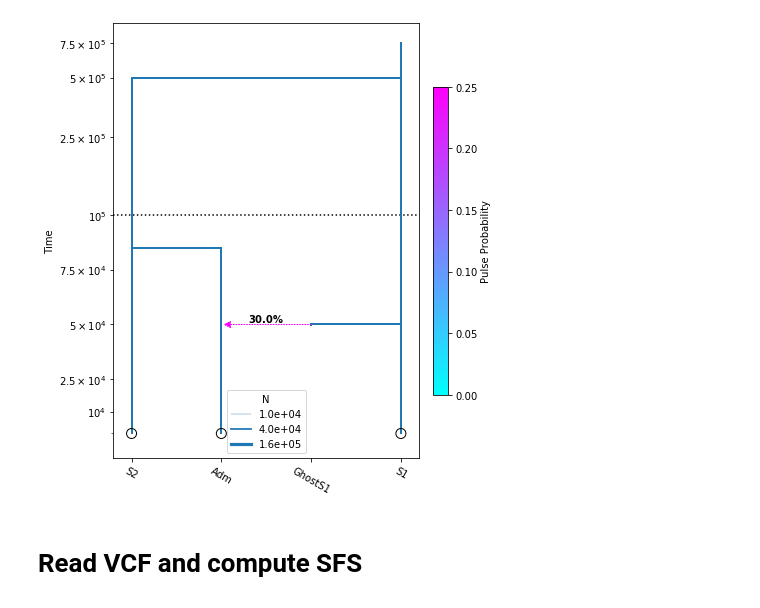
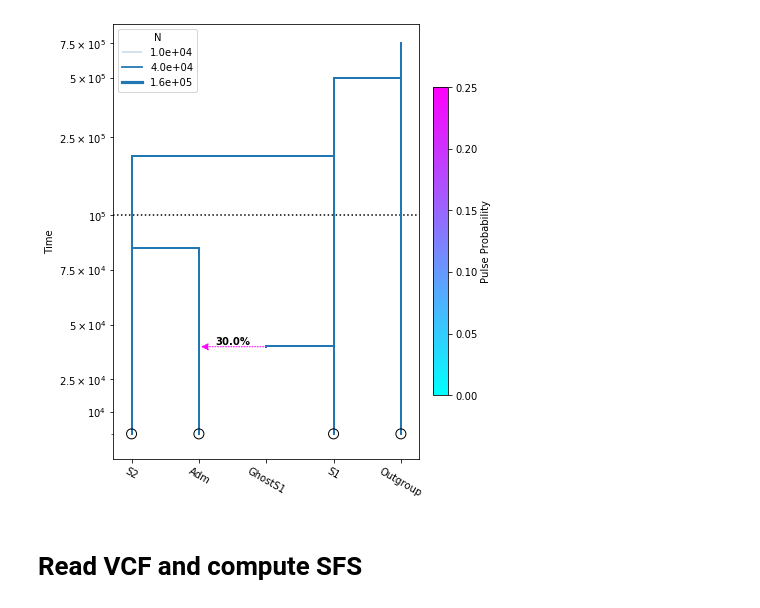
Before and after one commit to ChiChunLiu/AdmixtureGraph_MCMC, a Jupyter notebook: scripts/admixture_simulate_one_chrom.ipynb, the cells around one changed output. Saved outputs shown, nothing was run; the diff lists cells and outputs as text; code cells hidden in the pictures.

Commit message:
add outgroup to model

```diff
--- a/scripts/admixture_simulate_one_chrom.ipynb
+++ b/scripts/admixture_simulate_one_chrom.ipynb
@@ -11,29 +11,33 @@ model = momi.DemographicModel(N_e=5e4, gen_time=29, muts_per_gen=1.25e-8)
 model.add_leaf("S2")
 model.add_leaf("Adm")
 model.add_leaf("S1")
+model.add_leaf("Outgroup")
+
 
 # at 45kya Adm receive a 30% pulse from S1
-model.move_lineages("Adm", "GhostS1", t=4.99e4, p=.3)
+model.move_lineages("Adm", "GhostS1", t=3.99e4, p=.3)
 # at 55kya GhostS1 joins onto S1
-model.move_lineages("GhostS1", "S1", t=5.01e4)
+model.move_lineages("GhostS1", "S1", t=4.01e4)
 
 # at 85 kya Adm joins onto S2; S2 is set to size N=1e5
 model.move_lineages("Adm", "S2", t=8.5e4)
 
-# at 500 kya S2 joins onto S1
-model.move_lineages("S2", "S1", t=5e5)
+# at 250 kya S2 joins onto S1
+model.move_lineages("S2", "S1", t=2e5)
+# at 500 kya S1 joins onto S0
+model.move_lineages("S1", "Outgroup", t=5e5)
 # %%
 %matplotlib inline
 
 yticks = [1e4, 2.5e4, 5e4, 7.5e4, 1e5, 2.5e5, 5e5, 7.5e5]
 
 fig = momi.DemographyPlot(
-    model, ["S2", "Adm", "GhostS1", "S1"],
+    model, ["S2", "Adm", "GhostS1", "S1", "Outgroup"],
     figsize=(6,8),
     major_yticks=yticks,
     linthreshy=1e5, pulse_color_bounds=(0,.25))
 # %% [output]
-[figure, old version]
+[figure, new version]
 # %%
 # simulating Data
 recoms_per_gen = 1.25e-8
```
Also changed, not shown: parts of 9 cells of this notebook, 34 other files.
